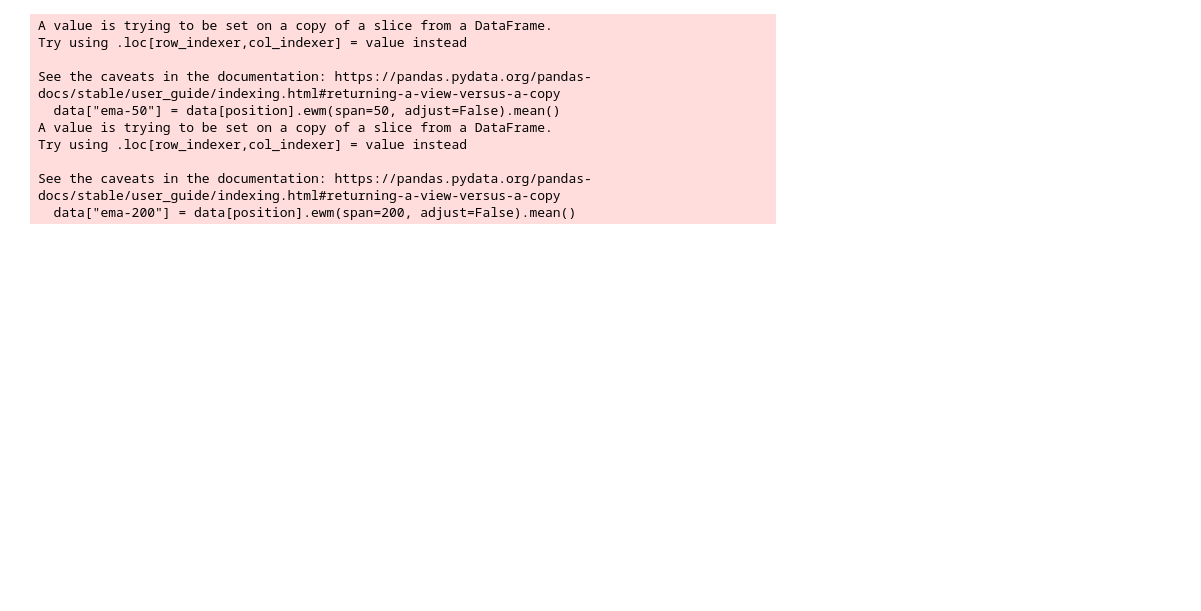
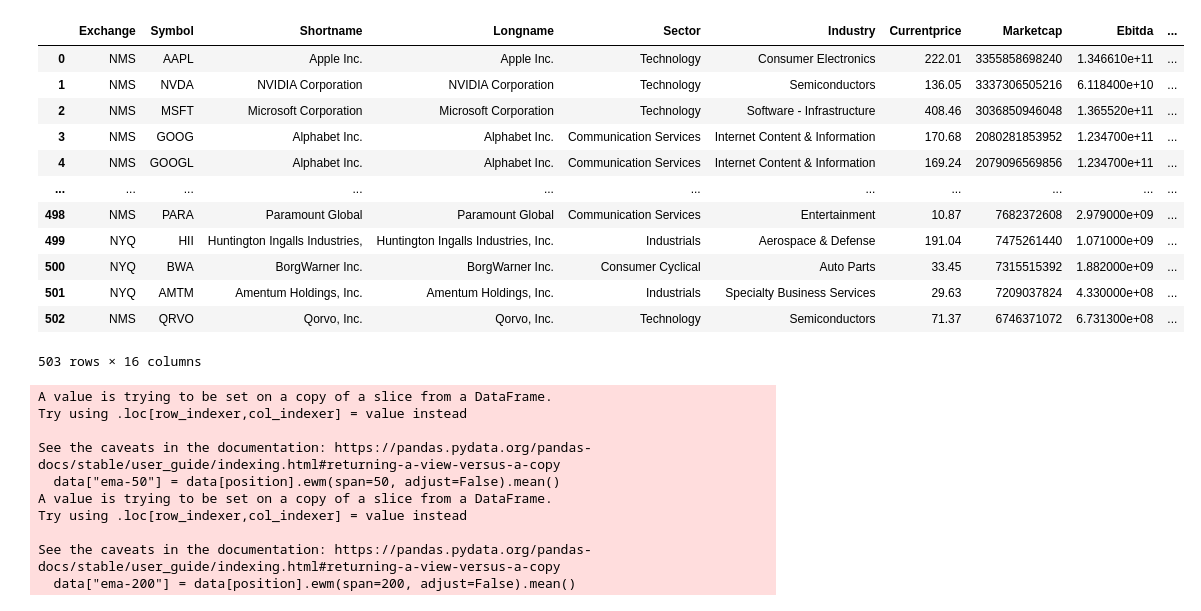
Before and after one commit to theparada/sp500analysis, a Jupyter notebook: analysis.ipynb, the cells around one changed output. Drawn from its saved outputs; the diff is of its cells as text; code cells hidden in the pictures; blank space fills up the shorter version.

```diff
--- a/analysis.ipynb
+++ b/analysis.ipynb
@@ -5,11 +5,26 @@ import numpy as np
 import matplotlib.pyplot as plt
 # %%
 # load data
-# compdata = pd.read_csv("./data/sp500_companies.csv")
-# indexdata = pd.read_csv("./data/sp500_index.csv")
-
+compdata = pd.read_csv("./data/sp500_companies.csv")
+indexdata = pd.read_csv("./data/sp500_index.csv")
 stockdata = pd.read_csv("./data/sp500_stocks.csv")
 stockdata["Date"] = pd.to_datetime(stockdata.Date)
+# %%
+compdata
+# %% [output]
+|  | Exchange | Symbol | Shortname | Longname | Sector | Industry | Currentprice | Marketcap | Ebitda | ... |
+| 0 | NMS | AAPL | Apple Inc. | Apple Inc. | Technology | Consumer Electronics | 222.01 | 3355858698240 | 1.346610e+11 | ... |
+| 1 | NMS | NVDA | NVIDIA Corporation | NVIDIA Corporation | Technology | Semiconductors | 136.05 | 3337306505216 | 6.118400e+10 | ... |
+| 2 | NMS | MSFT | Microsoft Corporation | Microsoft Corporation | Technology | Software - Infrastructure | 408.46 | 3036850946048 | 1.365520e+11 | ... |
+| 3 | NMS | GOOG | Alphabet Inc. | Alphabet Inc. | Communication Services | Internet Content & Information | 170.68 | 2080281853952 | 1.234700e+11 | ... |
+| 4 | NMS | GOOGL | Alphabet Inc. | Alphabet Inc. | Communication Services | Internet Content & Information | 169.24 | 2079096569856 | 1.234700e+11 | ... |
+| ... | ... | ... | ... | ... | ... | ... | ... | ... | ... | ... |
+| 498 | NMS | PARA | Paramount Global | Paramount Global | Communication Services | Entertainment | 10.87 | 7682372608 | 2.979000e+09 | ... |
+| 499 | NYQ | HII | Huntington Ingalls Industries, | Huntington Ingalls Industries, Inc. | Industrials | Aerospace & Defense | 191.04 | 7475261440 | 1.071000e+09 | ... |
+| 500 | NYQ | BWA | BorgWarner Inc. | BorgWarner Inc. | Consumer Cyclical | Auto Parts | 33.45 | 7315515392 | 1.882000e+09 | ... |
+| 501 | NYQ | AMTM | Amentum Holdings, Inc. | Amentum Holdings, Inc. | Industrials | Specialty Business Services | 29.63 | 7209037824 | 4.330000e+08 | ... |
+| 502 | NMS | QRVO | Qorvo, Inc. | Qorvo, Inc. | Technology | Semiconductors | 71.37 | 6746371072 | 6.731300e+08 | ... |
+503 rows × 16 columns
 # %%
 def choose_stock_time(choose_all = False, symbol="AAPL", year=0, month=0):
     year_start = stockdata["Date"].iloc[-1].year - year
```
Also changed, not shown: parts of 2 cells of this notebook.
